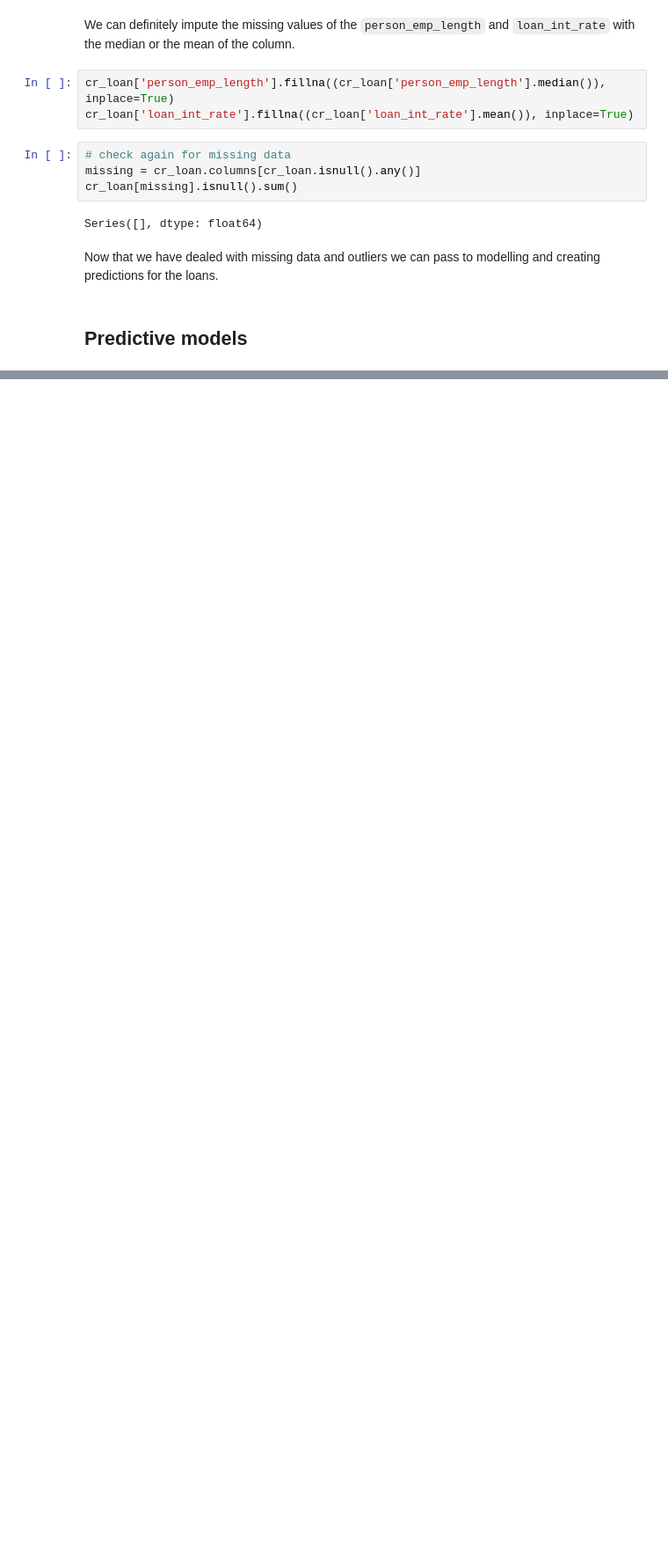
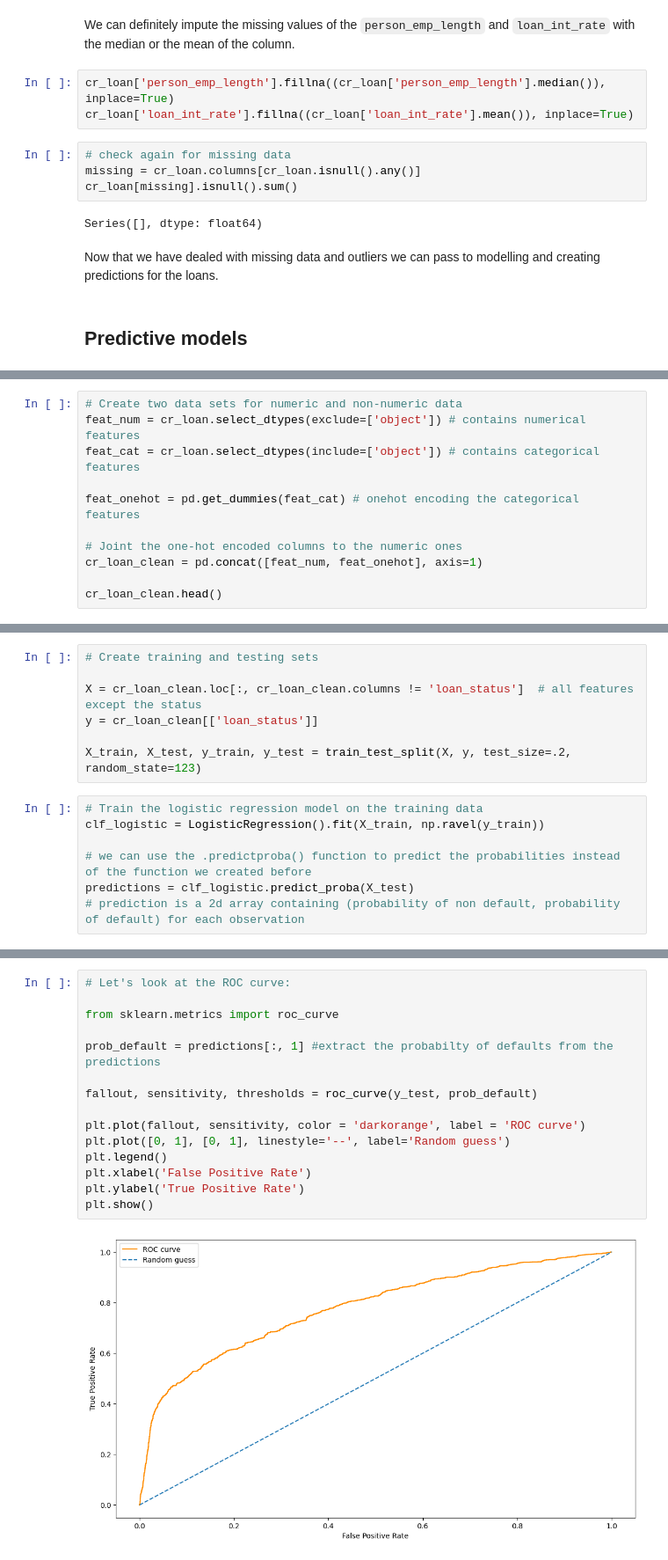
Before and after one commit to tommasograndi/Credit-Risk-Analysis, a Jupyter notebook: cr-analysis.ipynb, the cells around one changed output, grey strips where cells are left out. Shown at 88% size. Cells and saved outputs as stored; diff of their text form; blank space fills up the shorter version.

Commit message:
Kaggle Notebook | cr_analysis | Added Logistic Reg model

```diff
--- a/cr-analysis.ipynb
+++ b/cr-analysis.ipynb
@@ -242,0 +341,11 @@ Now that we have dealed with missing data and outliers we can pass to modelling
+# %%
+# Create two data sets for numeric and non-numeric data
+feat_num = cr_loan.select_dtypes(exclude=['object']) # contains numerical features
+feat_cat = cr_loan.select_dtypes(include=['object']) # contains categorical features
+
+feat_onehot = pd.get_dummies(feat_cat) # onehot encoding the categorical features
+
+# Joint the one-hot encoded columns to the numeric ones
+cr_loan_clean = pd.concat([feat_num, feat_onehot], axis=1)
+
+cr_loan_clean.head()
@@ -242,0 +360,14 @@ Now that we have dealed with missing data and outliers we can pass to modelling
+# %%
+# Create training and testing sets
+
+X = cr_loan_clean.loc[:, cr_loan_clean.columns != 'loan_status']  # all features except the status
+y = cr_loan_clean[['loan_status']]
+
+X_train, X_test, y_train, y_test = train_test_split(X, y, test_size=.2, random_state=123)
+# %%
+# Train the logistic regression model on the training data
+clf_logistic = LogisticRegression().fit(X_train, np.ravel(y_train))
+
+# we can use the .predictproba() function to predict the probabilities instead of the function we created before
+predictions = clf_logistic.predict_proba(X_test)
+# prediction is a 2d array containing (probability of non default, probability of default) for each observation
@@ -242,0 +398,17 @@ Now that we have dealed with missing data and outliers we can pass to modelling
+# %%
+# Let's look at the ROC curve:
+
+from sklearn.metrics import roc_curve
+
+prob_default = predictions[:, 1] #extract the probabilty of defaults from the predictions
+
+fallout, sensitivity, thresholds = roc_curve(y_test, prob_default)
+
+plt.plot(fallout, sensitivity, color = 'darkorange', label = 'ROC curve')
+plt.plot([0, 1], [0, 1], linestyle='--', label='Random guess')
+plt.legend()
+plt.xlabel('False Positive Rate')
+plt.ylabel('True Positive Rate')
+plt.show()
+# %% [output]
+[figure, added]
```
Also changed, not shown: parts of 27 cells of this notebook.
